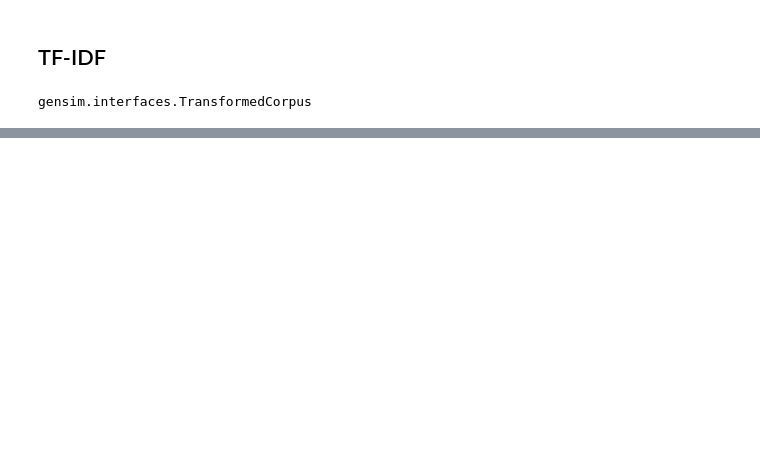
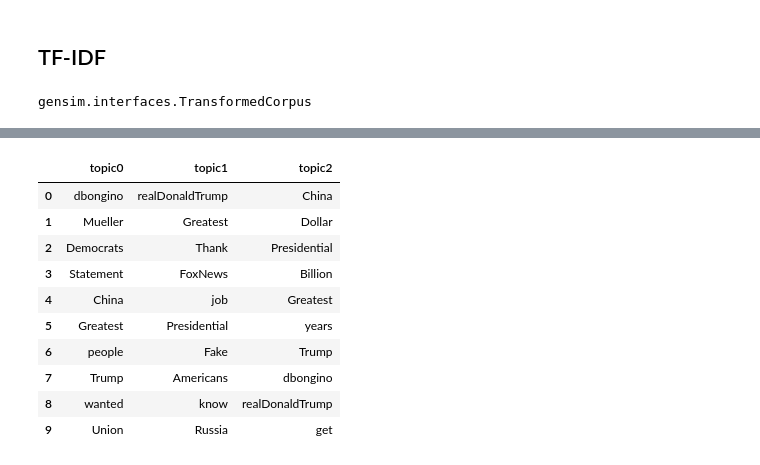
Before and after one commit to Brandon-HY-Lin/topic_modeling, a Jupyter notebook: lda_twitter.ipynb, the cells around one changed output, grey strips where cells are left out. Drawn from its saved outputs; the diff is of its cells as text; code cells hidden in the pictures; blank space fills up the shorter version.

```diff
--- a/lda_twitter.ipynb
+++ b/lda_twitter.ipynb
@@ -243,0 +251,14 @@ Topic 0:
+# %%
+recovered_df
+# %% [output]
+|  | topic0 | topic1 | topic2 |
+| 0 | dbongino | realDonaldTrump | China |
+| 1 | Mueller | Greatest | Dollar |
+| 2 | Democrats | Thank | Presidential |
+| 3 | Statement | FoxNews | Billion |
+| 4 | China | job | Greatest |
+| 5 | Greatest | Presidential | years |
+| 6 | people | Fake | Trump |
+| 7 | Trump | Americans | dbongino |
+| 8 | wanted | know | realDonaldTrump |
+| 9 | Union | Russia | get |
```
Also changed, not shown: parts of 10 cells of this notebook.
